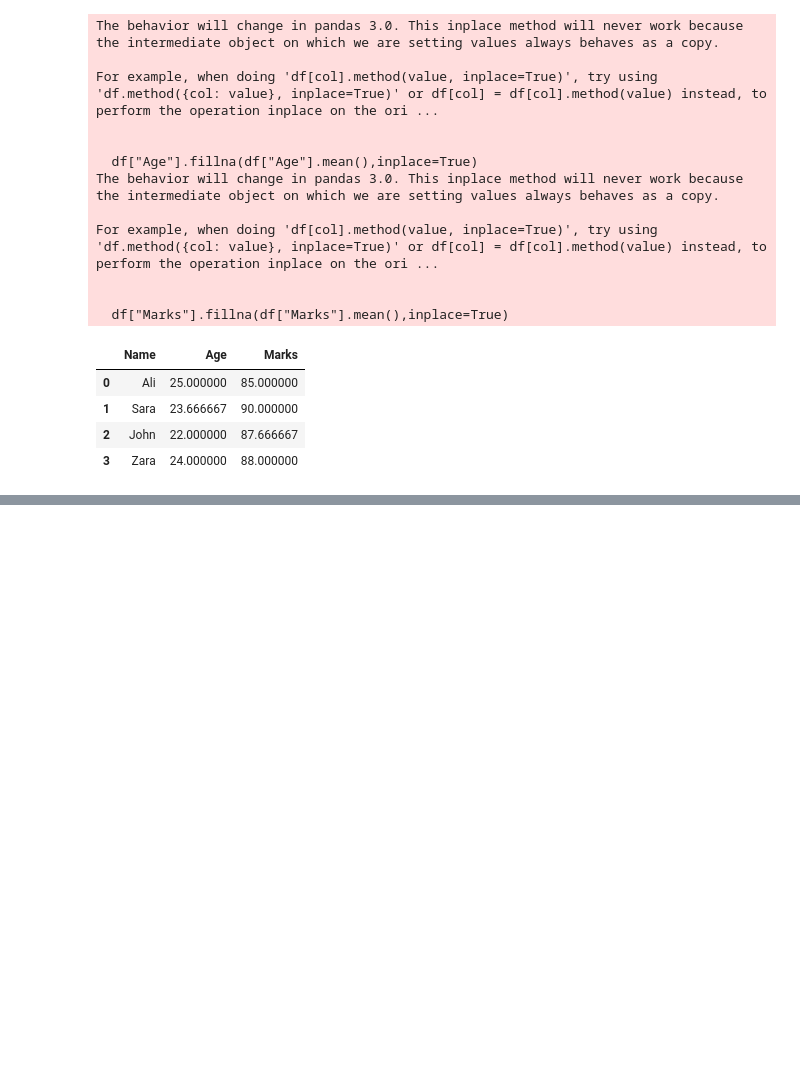
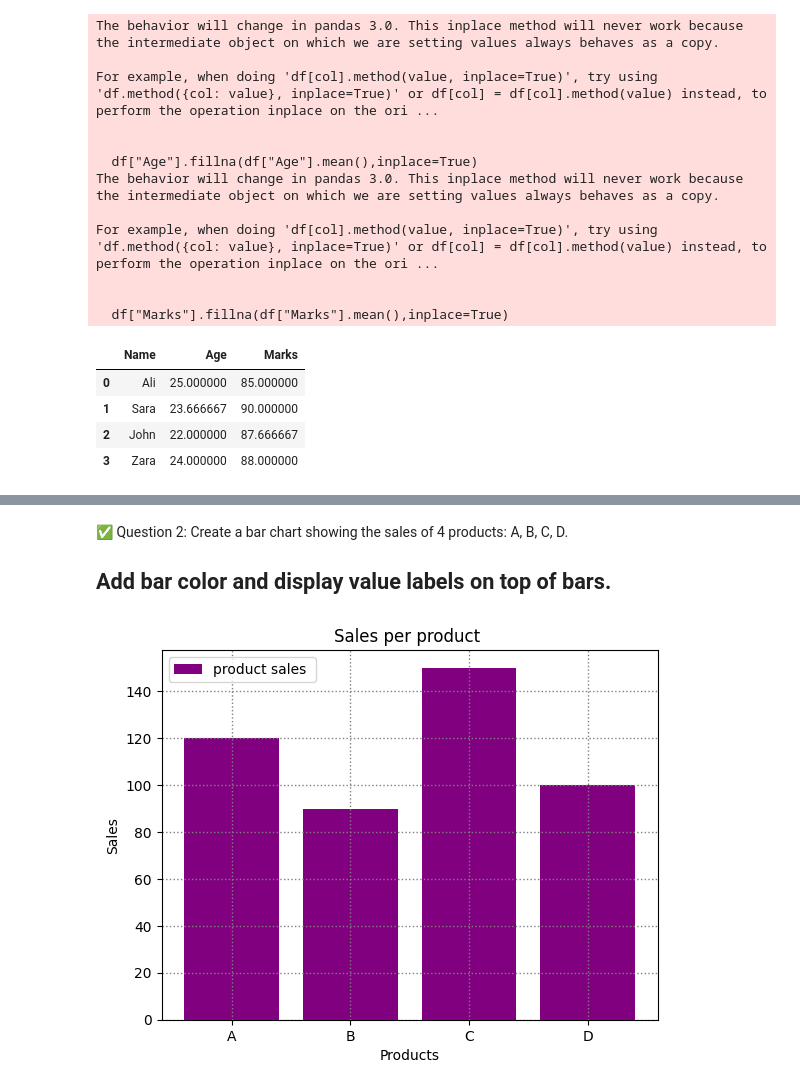
Before and after one commit to Muhammad361738/Data-science-ned, a Jupyter notebook: revesion_numpy_pandas_matplotlib/revesion.ipynb, the cells around one changed output, grey strips where cells are left out. Cells and saved outputs as stored; diff of their text form; code cells hidden in the pictures; blank space fills up the shorter version.

```diff
--- a/revesion_numpy_pandas_matplotlib/revesion.ipynb
+++ b/revesion_numpy_pandas_matplotlib/revesion.ipynb
@@ -164,0 +184,17 @@ For example, when doing 'df[col].method(value, inplace=True)', try using 'df.met
+# %% [markdown]
+✅ Question 2:
+Create a bar chart showing the sales of 4 products: A, B, C, D.
+## Add bar color and display value labels on top of bars.
+# %%
+products = ['A', 'B', 'C', 'D']
+sales = [120, 90, 150, 100]
+
+plt.bar(products , sales, color = "purple", label = "product sales ")
+plt.title("Sales per product ")
+plt.xlabel("Products")
+plt.ylabel("Sales")
+plt.legend()
+plt.grid(color = "gray", linestyle = ":", linewidth = 1)
+plt.show()
+# %% [output]
+[figure, added]
```
Also changed, not shown: parts of 6 cells of this notebook, 1 other file.
